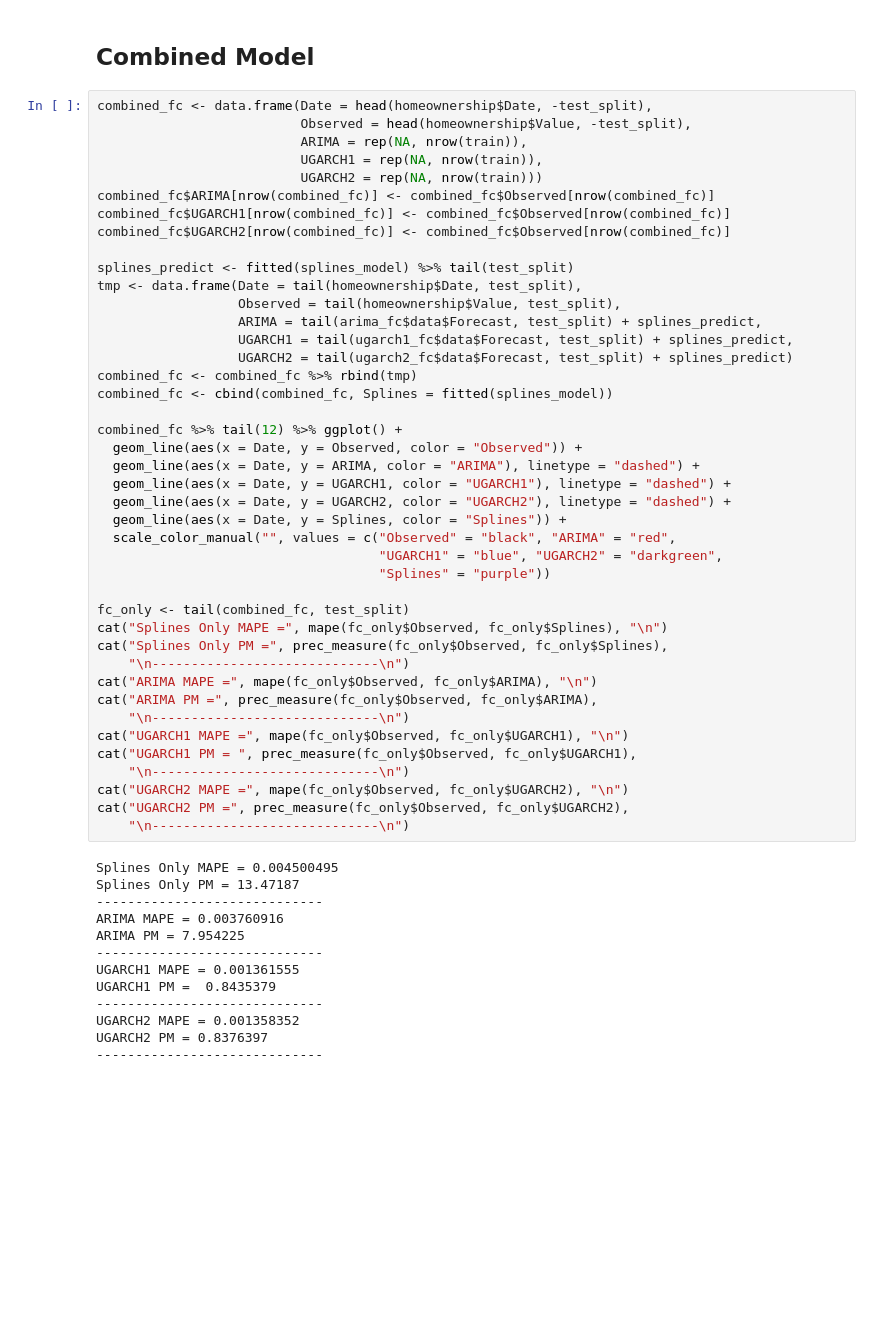
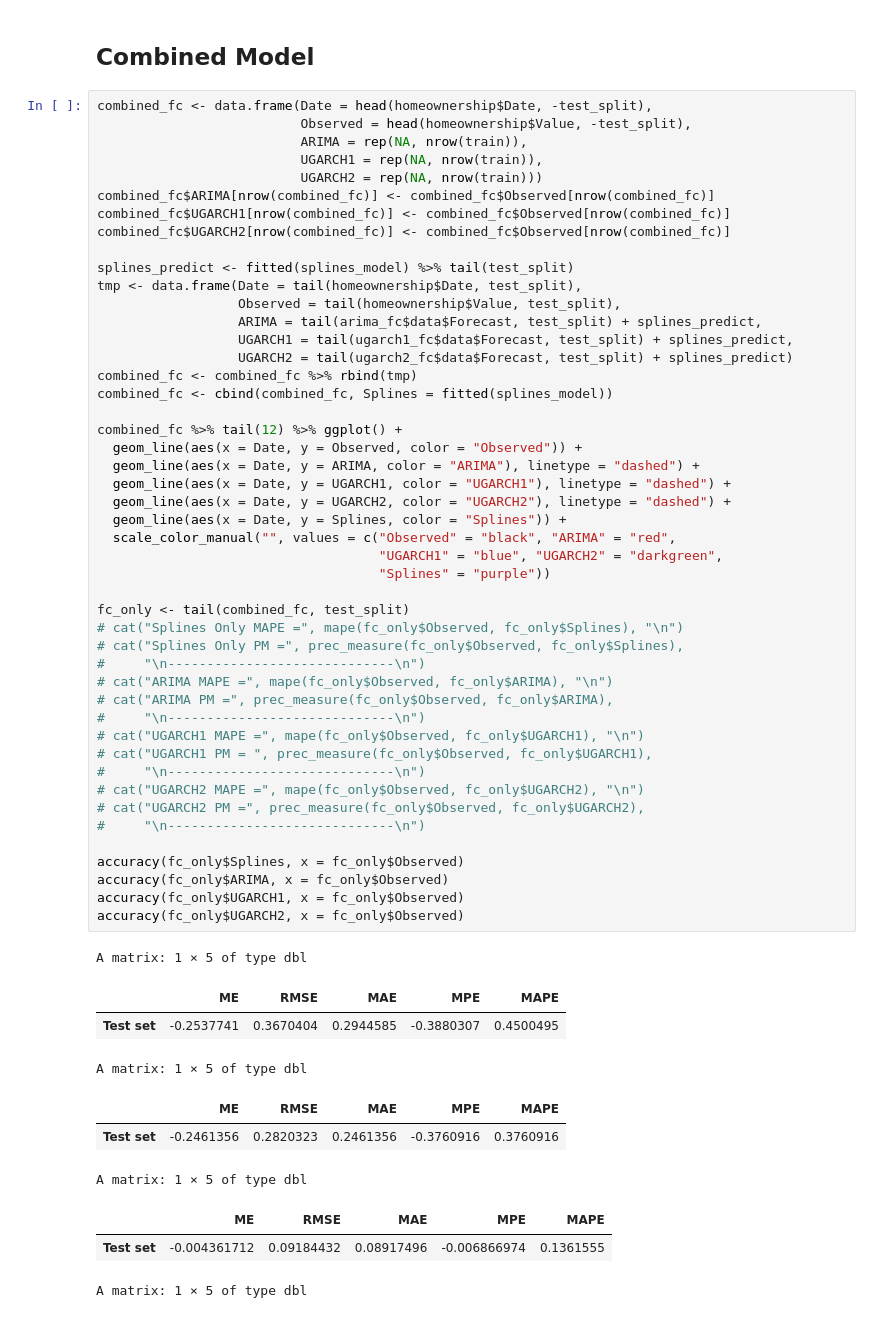
Before and after one commit to mattbbernstein/homeownership-project-f22isye6402-13, a Jupyter notebook: Notebooks/Splines-Cleaned-Cascading.ipynb, the cells around one changed output. Drawn from its saved outputs; the diff is of its cells as text; blank space fills up the shorter version.

```diff
--- a/Notebooks/Splines-Cleaned-Cascading.ipynb
+++ b/Notebooks/Splines-Cleaned-Cascading.ipynb
@@ -207,54 +207,57 @@ A matrix: 1 × 5 of type dbl
 combined_fc <- data.frame(Date = head(homeownership$Date, -test_split),
                           Observed = head(homeownership$Value, -test_split),
                           ARIMA = rep(NA, nrow(train)),
                           UGARCH1 = rep(NA, nrow(train)),
                           UGARCH2 = rep(NA, nrow(train)))
 combined_fc$ARIMA[nrow(combined_fc)] <- combined_fc$Observed[nrow(combined_fc)]
 combined_fc$UGARCH1[nrow(combined_fc)] <- combined_fc$Observed[nrow(combined_fc)]
 combined_fc$UGARCH2[nrow(combined_fc)] <- combined_fc$Observed[nrow(combined_fc)]
 
 splines_predict <- fitted(splines_model) %>% tail(test_split)
 tmp <- data.frame(Date = tail(homeownership$Date, test_split),
                   Observed = tail(homeownership$Value, test_split),
                   ARIMA = tail(arima_fc$data$Forecast, test_split) + splines_predict,
                   UGARCH1 = tail(ugarch1_fc$data$Forecast, test_split) + splines_predict,
                   UGARCH2 = tail(ugarch2_fc$data$Forecast, test_split) + splines_predict)
 combined_fc <- combined_fc %>% rbind(tmp)
 combined_fc <- cbind(combined_fc, Splines = fitted(splines_model))
 
 combined_fc %>% tail(12) %>% ggplot() +
   geom_line(aes(x = Date, y = Observed, color = "Observed")) +
   geom_line(aes(x = Date, y = ARIMA, color = "ARIMA"), linetype = "dashed") +
   geom_line(aes(x = Date, y = UGARCH1, color = "UGARCH1"), linetype = "dashed") +
   geom_line(aes(x = Date, y = UGARCH2, color = "UGARCH2"), linetype = "dashed") +
   geom_line(aes(x = Date, y = Splines, color = "Splines")) +
   scale_color_manual("", values = c("Observed" = "black", "ARIMA" = "red",
                                     "UGARCH1" = "blue", "UGARCH2" = "darkgreen",
                                     "Splines" = "purple"))
 
 fc_only <- tail(combined_fc, test_split)
-cat("Splines Only MAPE =", mape(fc_only$Observed, fc_only$Splines), "\n")
-cat("Splines Only PM =", prec_measure(fc_only$Observed, fc_only$Splines),
-    "\n-----------------------------\n")
-cat("ARIMA MAPE =", mape(fc_only$Observed, fc_only$ARIMA), "\n")
-cat("ARIMA PM =", prec_measure(fc_only$Observed, fc_only$ARIMA),
-    "\n-----------------------------\n")
-cat("UGARCH1 MAPE =", mape(fc_only$Observed, fc_only$UGARCH1), "\n")
-cat("UGARCH1 PM = ", prec_measure(fc_only$Observed, fc_only$UGARCH1),
-    "\n-----------------------------\n")
-cat("UGARCH2 MAPE =", mape(fc_only$Observed, fc_only$UGARCH2), "\n")
-cat("UGARCH2 PM =", prec_measure(fc_only$Observed, fc_only$UGARCH2),
-    "\n-----------------------------\n")
+# cat("Splines Only MAPE =", mape(fc_only$Observed, fc_only$Splines), "\n")
+# cat("Splines Only PM =", prec_measure(fc_only$Observed, fc_only$Splines),
+#     "\n-----------------------------\n")
+# cat("ARIMA MAPE =", mape(fc_only$Observed, fc_only$ARIMA), "\n")
+# cat("ARIMA PM =", prec_measure(fc_only$Observed, fc_only$ARIMA),
+#     "\n-----------------------------\n")
+# cat("UGARCH1 MAPE =", mape(fc_only$Observed, fc_only$UGARCH1), "\n")
+# cat("UGARCH1 PM = ", prec_measure(fc_only$Observed, fc_only$UGARCH1),
+#     "\n-----------------------------\n")
+# cat("UGARCH2 MAPE =", mape(fc_only$Observed, fc_only$UGARCH2), "\n")
+# cat("UGARCH2 PM =", prec_measure(fc_only$Observed, fc_only$UGARCH2),
+#     "\n-----------------------------\n")
+
+accuracy(fc_only$Splines, x = fc_only$Observed)
+accuracy(fc_only$ARIMA, x = fc_only$Observed)
+accuracy(fc_only$UGARCH1, x = fc_only$Observed)
+accuracy(fc_only$UGARCH2, x = fc_only$Observed)
 # %% [output]
-Splines Only MAPE = 0.004500495
-Splines Only PM = 13.47187
------------------------------
-ARIMA MAPE = 0.003760916
-ARIMA PM = 7.954225
------------------------------
-UGARCH1 MAPE = 0.001361555
-UGARCH1 PM =  0.8435379
------------------------------
-UGARCH2 MAPE = 0.001358352
-UGARCH2 PM = 0.8376397
------------------------------
+A matrix: 1 × 5 of type dbl
+|  | ME | RMSE | MAE | MPE | MAPE |
+| Test set | -0.2537741 | 0.3670404 | 0.2944585 | -0.3880307 | 0.4500495 |
+A matrix: 1 × 5 of type dbl
+|  | ME | RMSE | MAE | MPE | MAPE |
+| Test set | -0.2461356 | 0.2820323 | 0.2461356 | -0.3760916 | 0.3760916 |
+A matrix: 1 × 5 of type dbl
+|  | ME | RMSE | MAE | MPE | MAPE |
+| Test set | -0.004361712 | 0.09184432 | 0.08917496 | -0.006866974 | 0.1361555 |
+A matrix: 1 × 5 of type dbl
```
Also changed, not shown: parts of 1 cell of this notebook, 3 other files.
